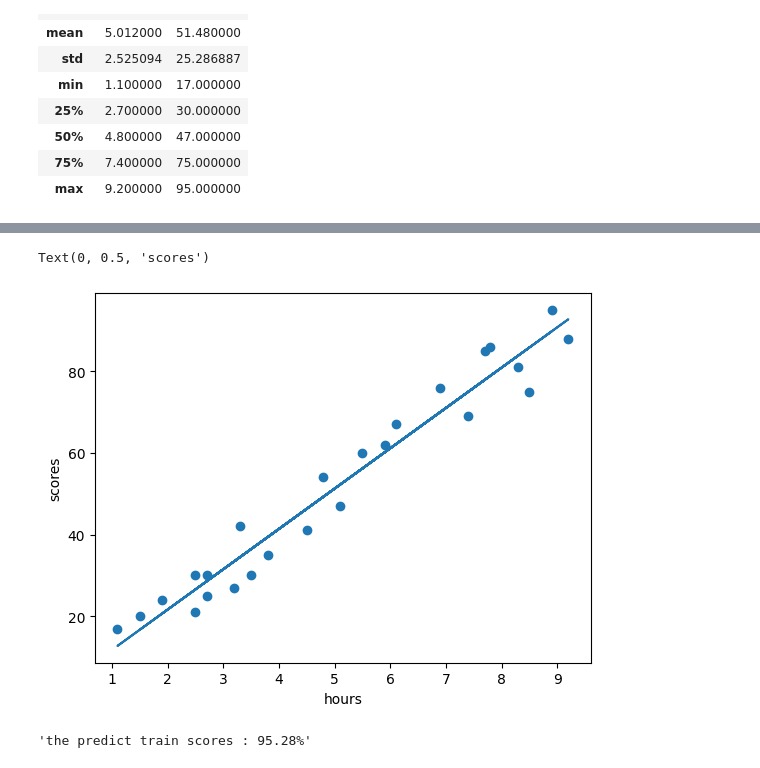
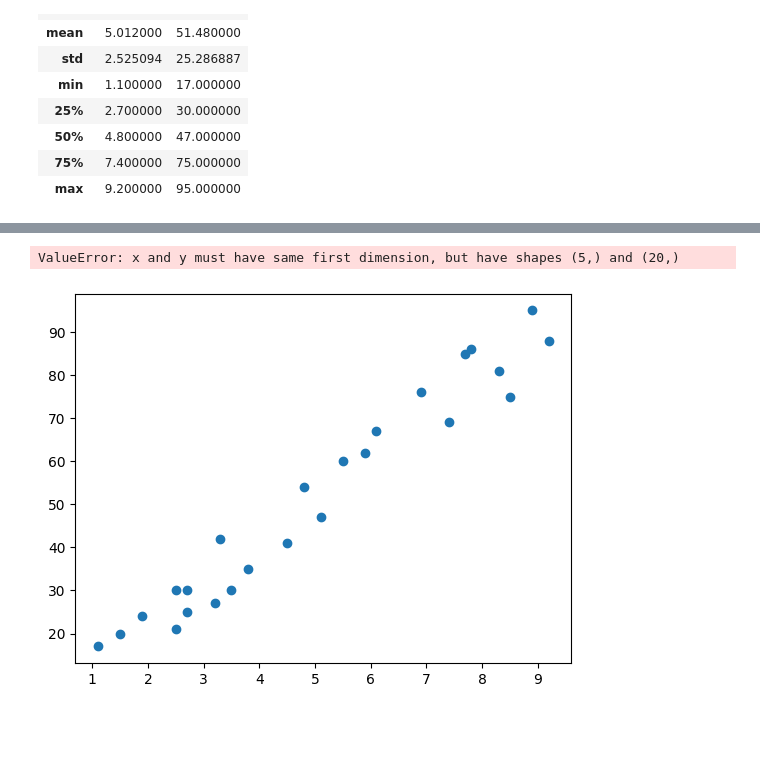
Before and after one commit to royhankamil/Machine-Learning-Project, a Jupyter notebook: Practice_linear_regression/Student_scores/from_scratch.ipynb, the cells around one changed output, grey strips where cells are left out. Saved outputs shown, nothing was run; the diff lists cells and outputs as text; code cells hidden in the pictures; blank space fills up the shorter version.

```diff
--- a/Practice_linear_regression/Student_scores/from_scratch.ipynb
+++ b/Practice_linear_regression/Student_scores/from_scratch.ipynb
@@ -84,3 +82,21 @@ class LinearRegression:
+# %%
+def Train_Test_Split(x, y, test_size=0.2, random_seed=None):
+    n = len(x)
+    if random_seed:
+        np.random.seed(random_seed)
+
+    test_size = int(n * test_size)
+
+    indices = np.random.permutation(n)
+
+    test_indices = indices[:test_size]
+
+    train_indices = indices[test_size:]
+
+    x_train, x_test = x[train_indices], x[test_indices]
+    y_train, y_test = y[train_indices], y[test_indices]
+
+    return x_train, x_test, y_train, y_test
 # %%
 x = np.array(df.Hours.array)
 y = np.array(df.Scores.array)
@@ -89,10 +105,12 @@ y = np.array(df.Scores.array)
 # y = np.array([270, 350, 500, 700, 800, 850, 900, 900, 1000, 1200])
 
 # x[0]
+# %%
+X_train, X_test, y_train, y_test = Train_Test_Split(x, y, 0.2, 42)
 # %%
 linear_regression = LinearRegression()
 
-linear_regression.fit(x, y, learning_rate=0.0001, epoch=10000)
+linear_regression.fit(X_train, y_train, learning_rate=0.0001, epoch=10000)
 # %%
 linear_regression.m,linear_regression.b
 # %% [output]
@@ -100,15 +137,9 @@ linear_regression.m,linear_regression.b
 # %%
 # linear_regression.predict(4)
 plt.scatter(x, y)
-plt.plot(x, linear_regression.predict_all())
+plt.plot(y_test, linear_regression.predict_all())
 plt.xlabel("hours")
 plt.ylabel("scores")
 # %% [output]
-Text(0, 0.5, 'scores')
+ValueError: x and y must have same first dimension, but have shapes (5,) and (20,)
-[figure, old version]
+[figure, new version]
-# %%
-train_scores = linear_regression.scores(y, linear_regression.predict_all())
-
-"the predict train scores : " + str(train_scores * 100 )[:5] +"%"
-# %% [output]
-'the predict train scores : 95.28%'
```
Also changed, not shown: parts of 6 cells of this notebook, 2 other files.
